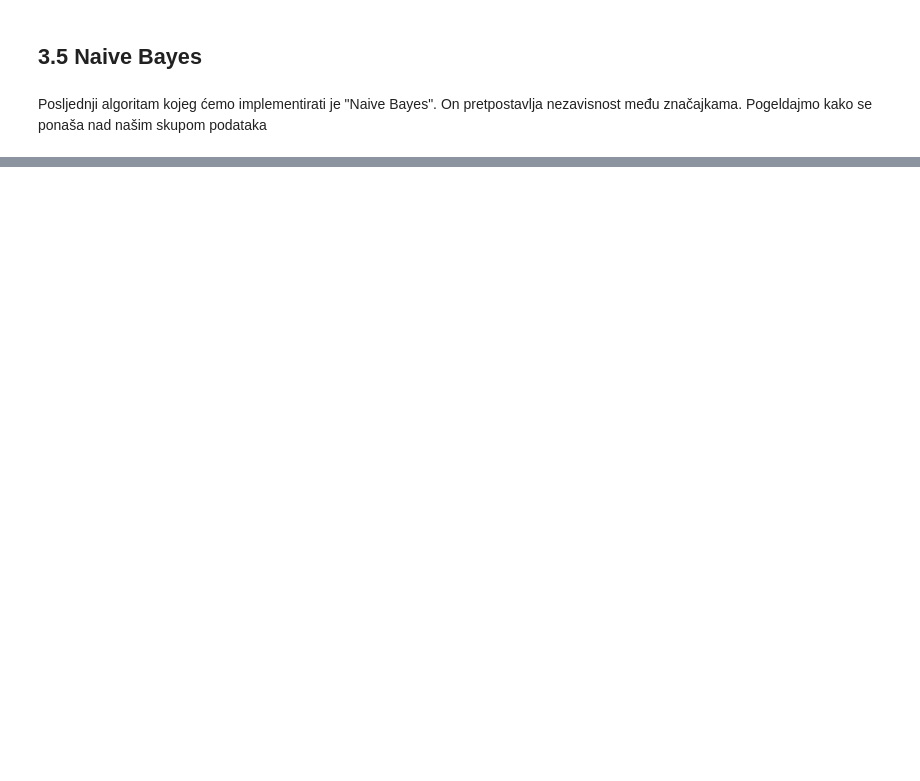
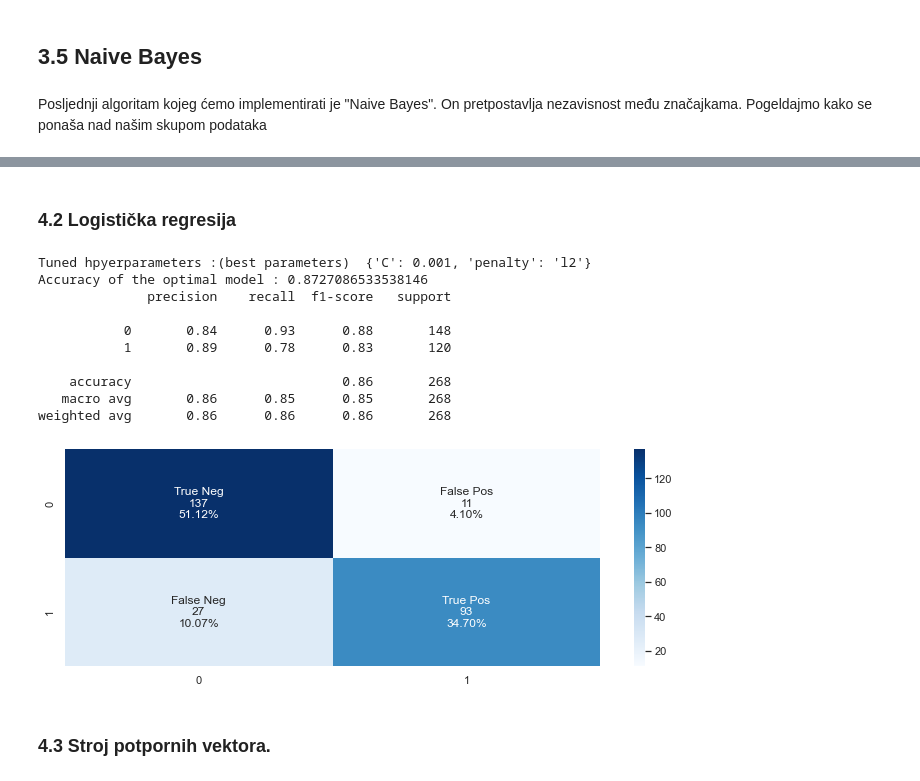
Before and after one commit to tp52/uzop, a Jupyter notebook: Uzop.ipynb, the cells around one changed output, grey strips where cells are left out. Cells and saved outputs as stored; diff of their text form; code cells hidden in the pictures; blank space fills up the shorter version.

```diff
--- a/Uzop.ipynb
+++ b/Uzop.ipynb
@@ -1217,0 +1312,47 @@ weighted avg       0.91      0.91      0.91       224
+# %% [markdown]
+### 4.2 Logistička regresija
+# %%
+from sklearn.linear_model import LogisticRegression
+import warnings
+warnings.filterwarnings('ignore')
+
+grid={"C":np.logspace(-3,3,7), "penalty":["l1","l2"]}# l1 lasso l2 ridge
+logreg=LogisticRegression()
+logreg_cv=GridSearchCV(logreg,grid,cv=10)
+logreg_cv.fit(X_train_new,y_train_new)
+
+print("Tuned hpyerparameters :(best parameters) ",logreg_cv.best_params_)
+print("Accuracy of the optimal model :",logreg_cv.best_score_)
+
+C=logreg_cv.best_params_["C"]
+reg_type=logreg_cv.best_params_["penalty"]
+
+model_LogRef = LogisticRegression(C=C,penalty=reg_type).fit(X_train_new, y_train_new)
+
+cm = confusion_matrix(y_test_new, model_LogRef.predict(X_test_new))
+
+group_names = ["True Neg","False Pos","False Neg","True Pos"]
+group_counts = ["{0:0.0f}".format(value) for value in
+                cm.flatten()]
+group_percentages = ["{0:.2%}".format(value) for value in
+                     cm.flatten()/np.sum(cm)]
+labels = [f"{v1}\n{v2}\n{v3}" for v1, v2, v3 in
+          zip(group_names,group_counts,group_percentages)]
+labels = np.asarray(labels).reshape(2,2)
+sns.heatmap(cm, annot=labels, fmt="", cmap='Blues')
+
+print(classification_report(y_test_new, model_LogRef.predict(X_test_new)))
+# %% [output]
+Tuned hpyerparameters :(best parameters)  {'C': 0.001, 'penalty': 'l2'}
+Accuracy of the optimal model : 0.8727086533538146
+              precision    recall  f1-score   support
+
+           0       0.84      0.93      0.88       148
+           1       0.89      0.78      0.83       120
+
+    accuracy                           0.86       268
+   macro avg       0.86      0.85      0.85       268
+weighted avg       0.86      0.86      0.86       268
+[figure, added]
+# %% [markdown]
+###  4.3 Stroj potpornih vektora.
```
Also changed, not shown: parts of 33 cells of this notebook, 2 other files.
